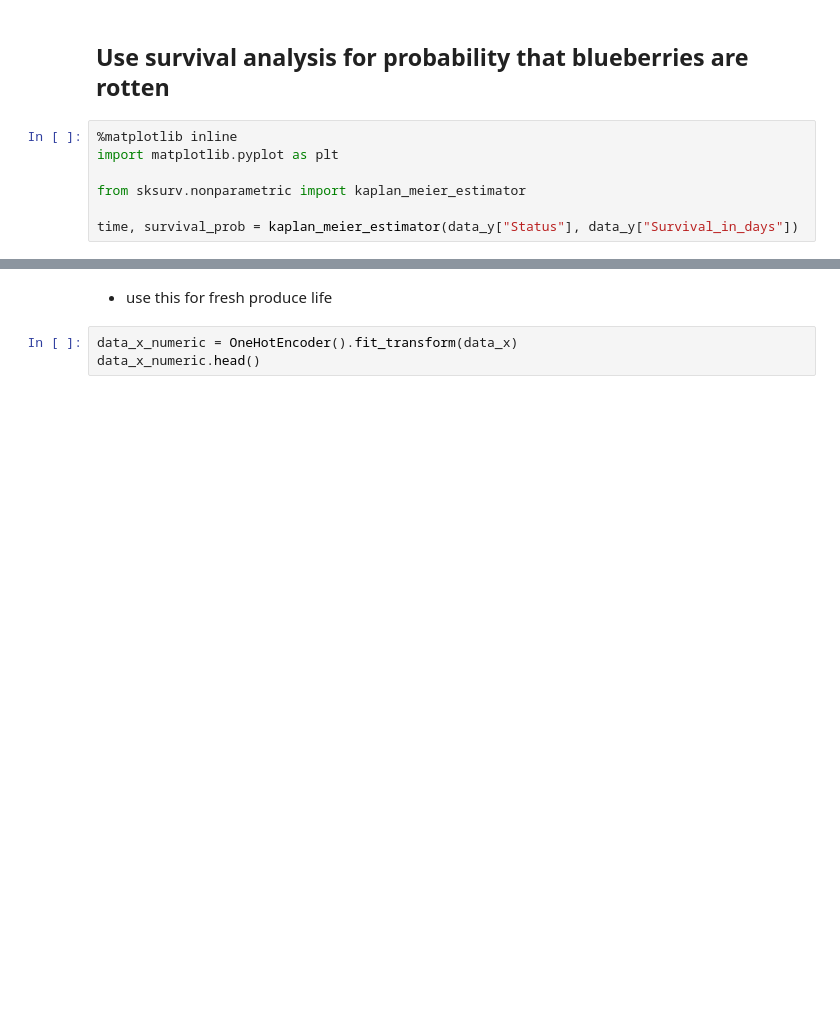
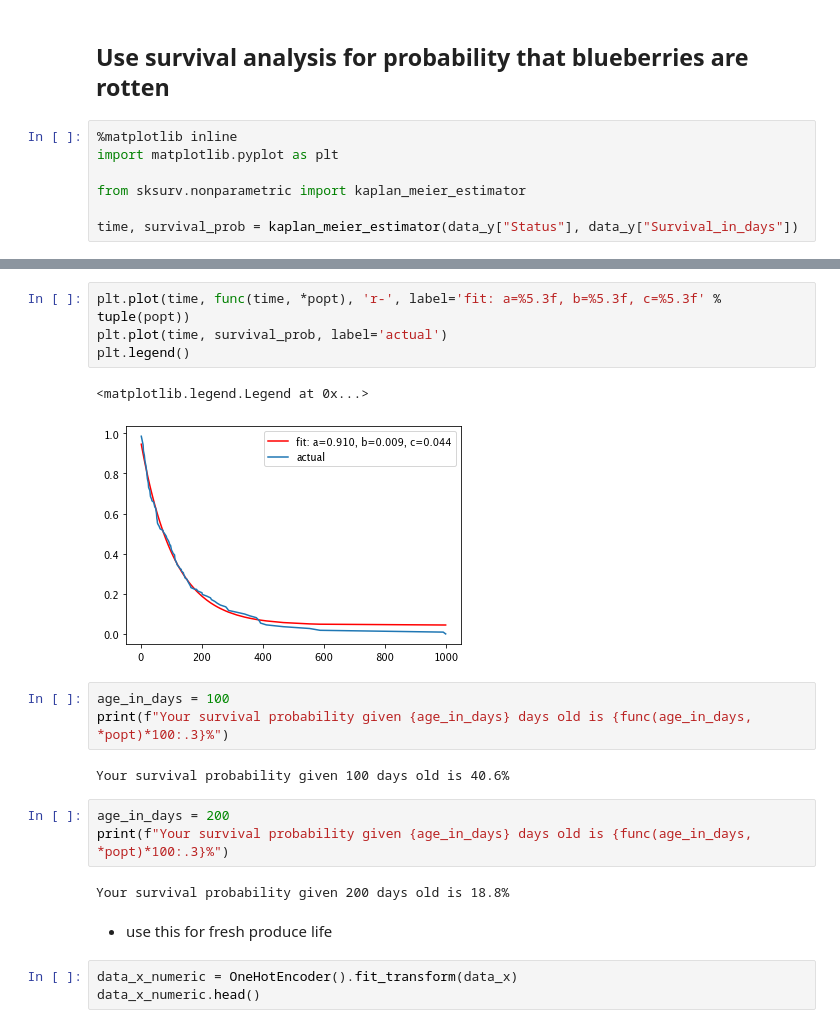
Before and after one commit to jonhilgart22/perishable_food_optimization, a Jupyter notebook: notebooks/survival_analysis.ipynb, the cells around one changed output, grey strips where cells are left out. Drawn from its saved outputs; the diff is of its cells as text; blank space fills up the shorter version.

```diff
--- a/notebooks/survival_analysis.ipynb
+++ b/notebooks/survival_analysis.ipynb
@@ -40,3 +89,20 @@ plt.plot(time, survival_prob)
+# %%
+plt.plot(time, func(time, *popt), 'r-', label='fit: a=%5.3f, b=%5.3f, c=%5.3f' % tuple(popt))
+plt.plot(time, survival_prob, label='actual')
+plt.legend()
+# %% [output]
+<matplotlib.legend.Legend at 0x...>
+[figure, added]
+# %%
+age_in_days = 100
+print(f"Your survival probability given {age_in_days} days old is {func(age_in_days, *popt)*100:.3}%")
+# %% [output]
+Your survival probability given 100 days old is 40.6%
+# %%
+age_in_days = 200
+print(f"Your survival probability given {age_in_days} days old is {func(age_in_days, *popt)*100:.3}%")
+# %% [output]
+Your survival probability given 200 days old is 18.8%
 # %% [markdown]
 - use this for fresh produce life
 # %%
```
Also changed, not shown: parts of 11 cells of this notebook, 4 other files.
